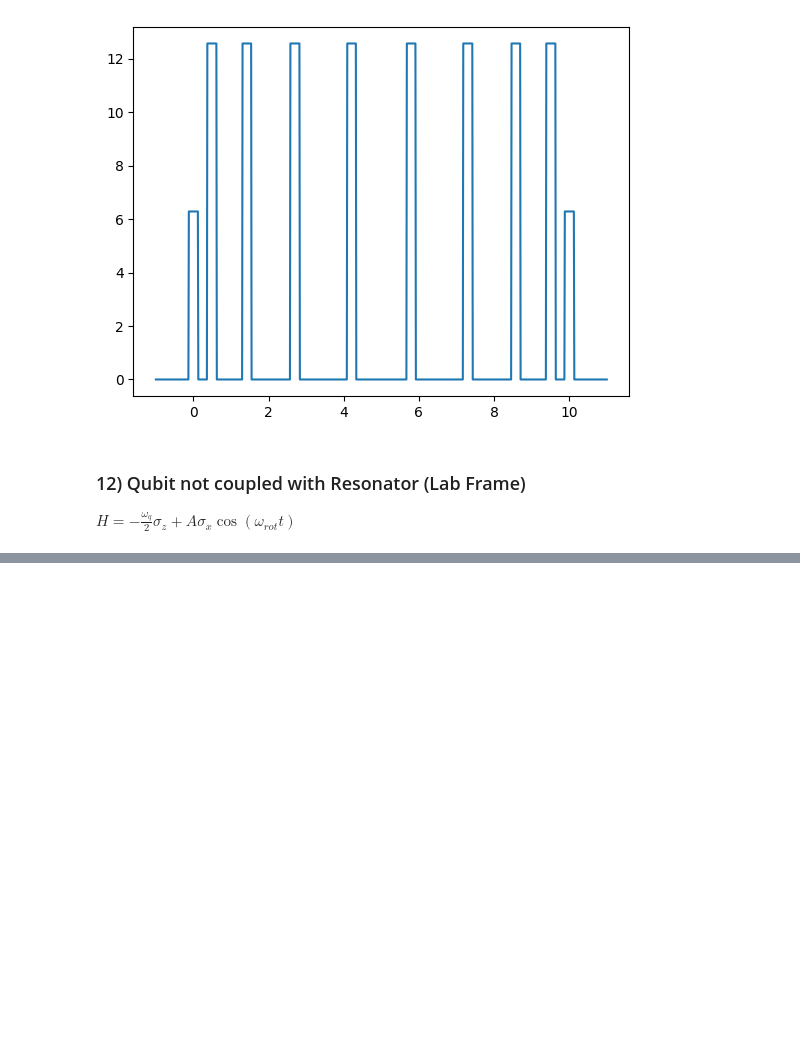
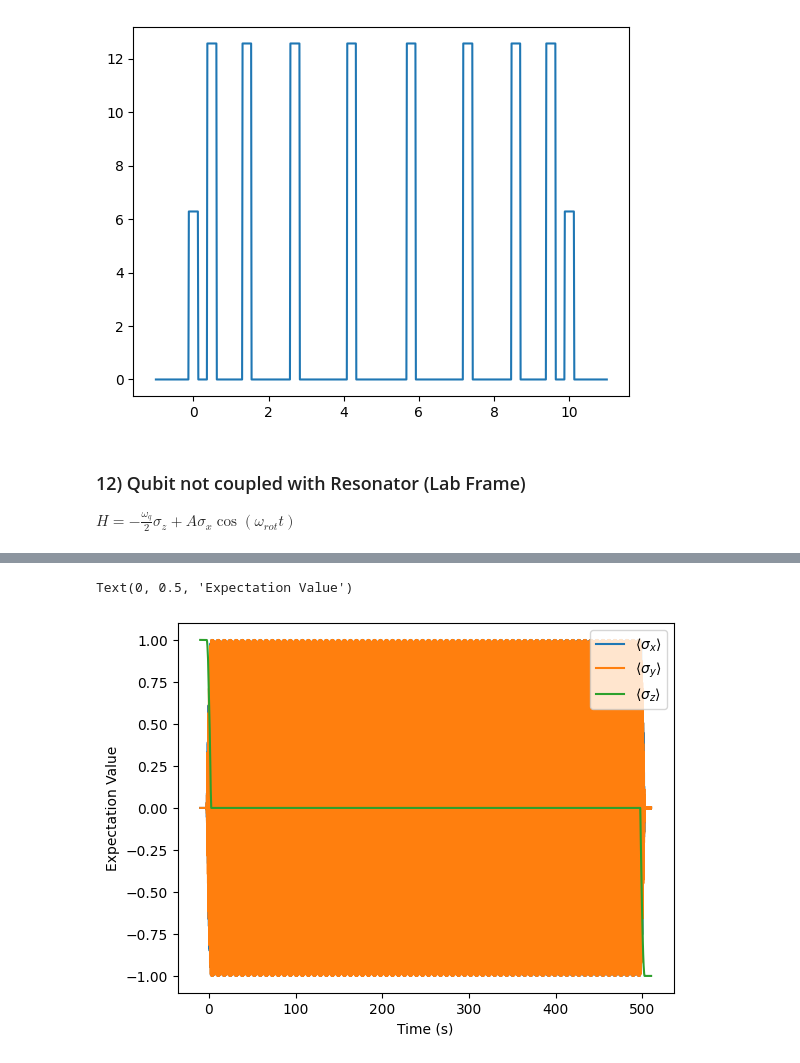
Before and after one commit to BrainConnection/Dynamical_Decoupling_Project, a Jupyter notebook: Project Dynamic Decoupling/CP CPMG UDD Practice.ipynb, the cells around one changed output, grey strips where cells are left out. Saved outputs shown, nothing was run; the diff lists cells and outputs as text; code cells hidden in the pictures; blank space fills up the shorter version.

```diff
--- a/Project Dynamic Decoupling/CP CPMG UDD Practice.ipynb
+++ b/Project Dynamic Decoupling/CP CPMG UDD Practice.ipynb
@@ -674,0 +690,22 @@ sphere.show()
+# %%
+tlist = np.linspace(-10,510,10000)
+
+result0 = mesolve(
+    [H0, [sx, Hrd_lab_frame]],
+    basis(2,0),
+    tlist,
+    args = {'A': 2*np.pi*0.1, 'Omega_rd': omega_rd, 'T_srt': 0, 'T_end': 500, 'N': 0, 'Env': 0, 'Func': 0},
+    e_ops = op_list,
+    options = Options(nsteps = 100000, atol = 1e-10, rtol = 1e-8)
+)
+# %%
+fig, ax = plt.subplots(1, 1)
+ax.plot(tlist, result0.expect[0], label = r'$\langle\sigma_x\rangle$')
+ax.plot(tlist, result0.expect[1], label = r'$\langle\sigma_y\rangle$')
+ax.plot(tlist, result0.expect[2], label = r'$\langle\sigma_z\rangle$')
+ax.legend(loc = 0)
+ax.set_xlabel('Time (s)')
+ax.set_ylabel('Expectation Value')
+# %% [output]
+Text(0, 0.5, 'Expectation Value')
+[figure, added]
```
Also changed, not shown: parts of 54 cells of this notebook.
